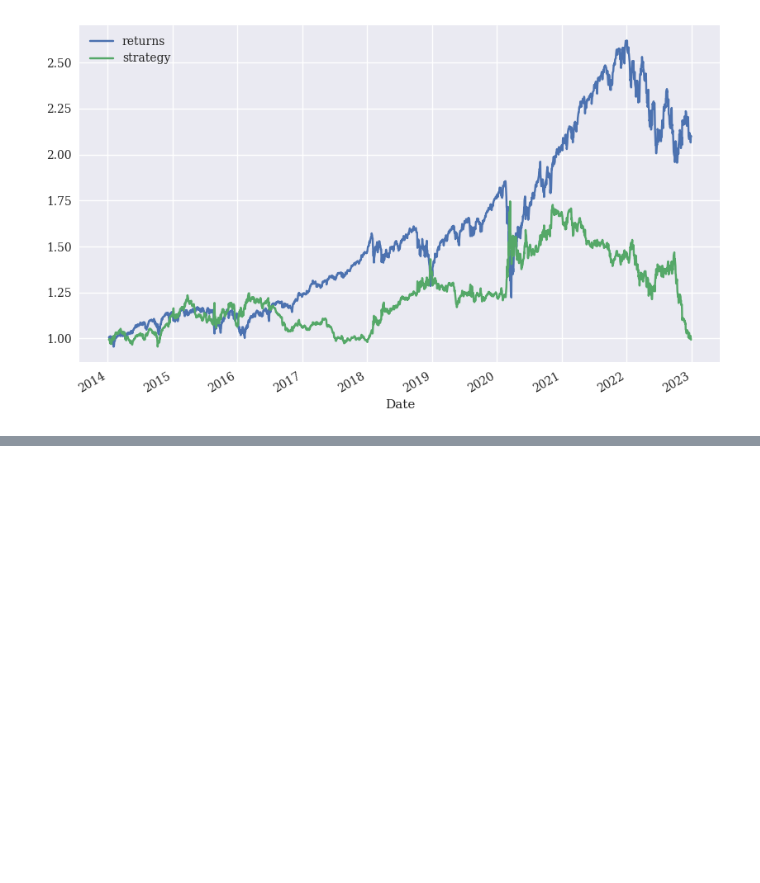
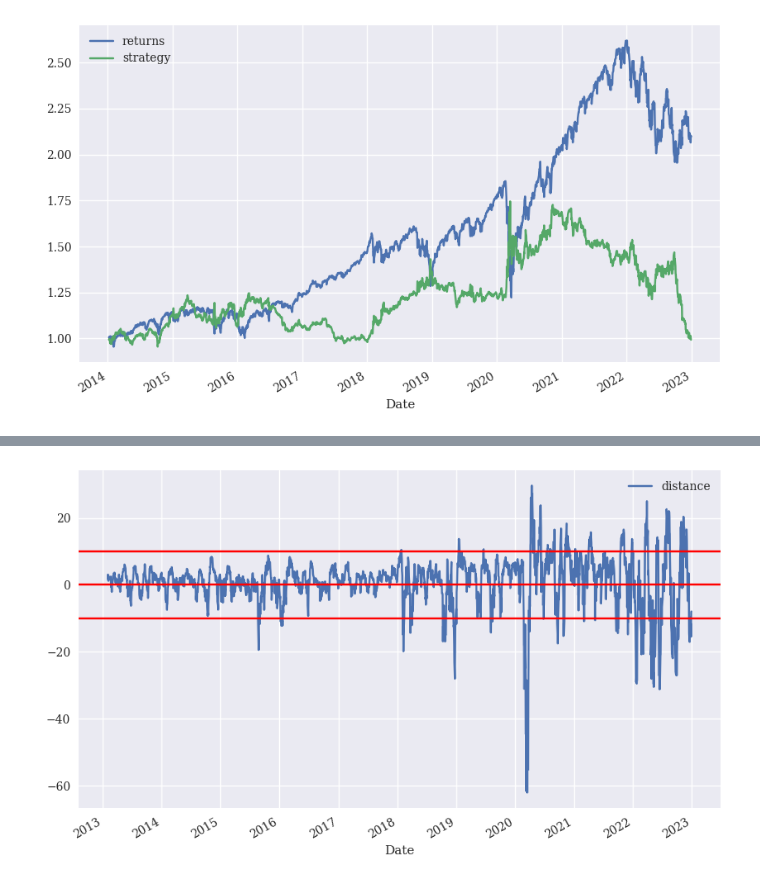
Before and after one commit to MartinKasak/Python_Finance_Numpy_Pandas, a Jupyter notebook: Python For Algorithmic Trading.ipynb, the cells around one changed output, grey strips where cells are left out. Drawn from its saved outputs; the diff is of its cells as text; code cells hidden in the pictures; blank space fills up the shorter version.

```diff
--- a/Python For Algorithmic Trading.ipynb
+++ b/Python For Algorithmic Trading.ipynb
@@ -283,0 +428,15 @@ data[['returns', 'strategy']].dropna().cumsum().apply(np.exp).plot(figsize=(10,
+# %%
+SMA = 21
+# %%
+data['SMA'] = data['Close'].rolling(SMA).mean()
+# %%
+threshold = 10
+# %%
+data['distance'] = data['Close'] - data['SMA']
+# %%
+data['distance'].dropna().plot(figsize=(10, 6), legend=True)
+plt.axhline(threshold, color='r')
+plt.axhline(-threshold, color='r')
+plt.axhline(0, color='r');
+# %% [output]
+[figure, added]
```
Also changed, not shown: parts of 17 cells of this notebook.
